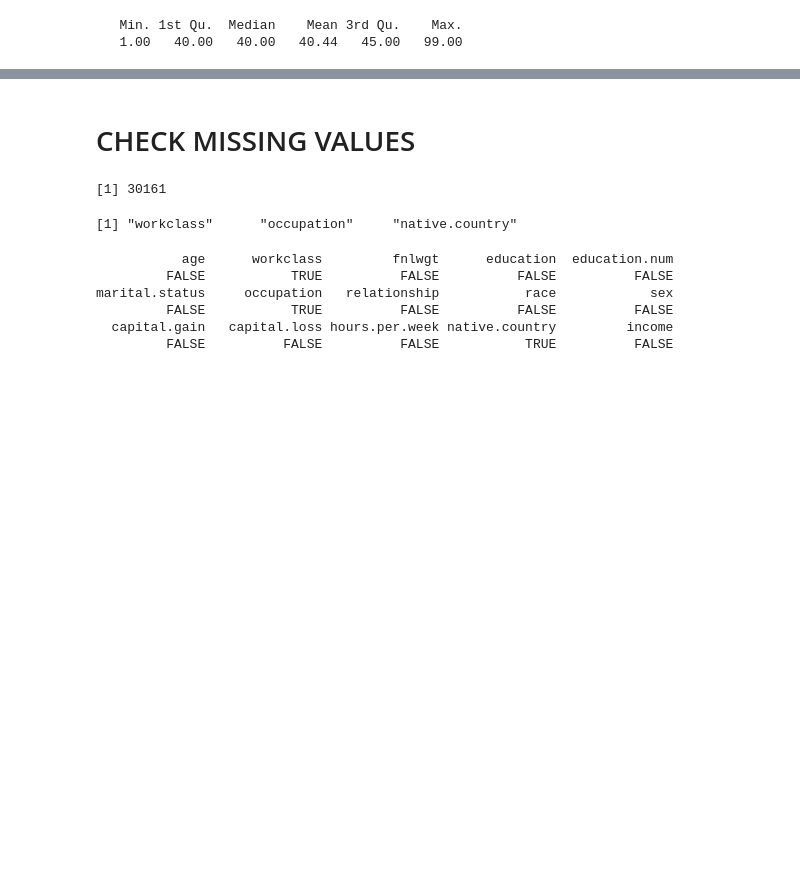
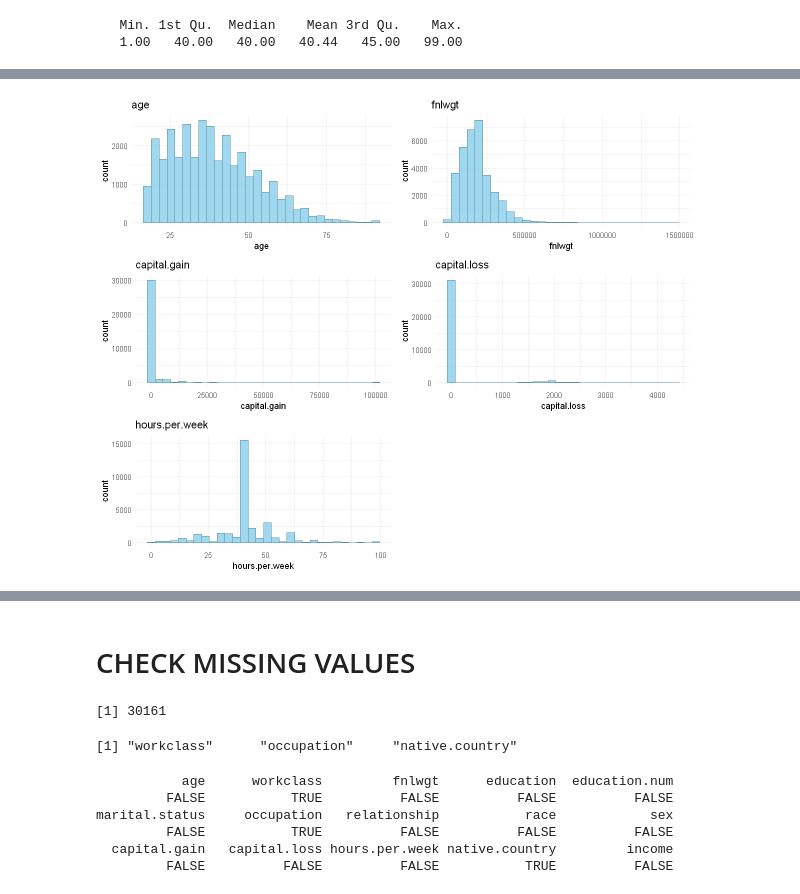
Before and after one commit to fiminka/Data-Mining-project, a Jupyter notebook: Jula.ipynb, the cells around one changed output, grey strips where cells are left out. Cells and saved outputs as stored; diff of their text form; code cells hidden in the pictures; blank space fills up the shorter version.

```diff
--- a/Jula.ipynb
+++ b/Jula.ipynb
@@ -241,0 +216,12 @@ grid.arrange(grobs = boxplots, ncol = 2)
+# %%
+histograms <- lapply(names(adult_data[numerical_columns]), function(column) {
+  ggplot(adult_data, aes_string(x = column)) +
+    geom_histogram(bins = 30, fill = "skyblue", color ='#5C8DA1', alpha = 0.8) +
+    labs(title = column) +
+    theme_minimal()
+})
+
+# Wyświetlenie histogramów obok siebie
+grid.arrange(grobs = histograms, ncol = 2)
+# %% [output]
+[figure, added]
```
Also changed, not shown: parts of 40 cells of this notebook, 1 other file.
